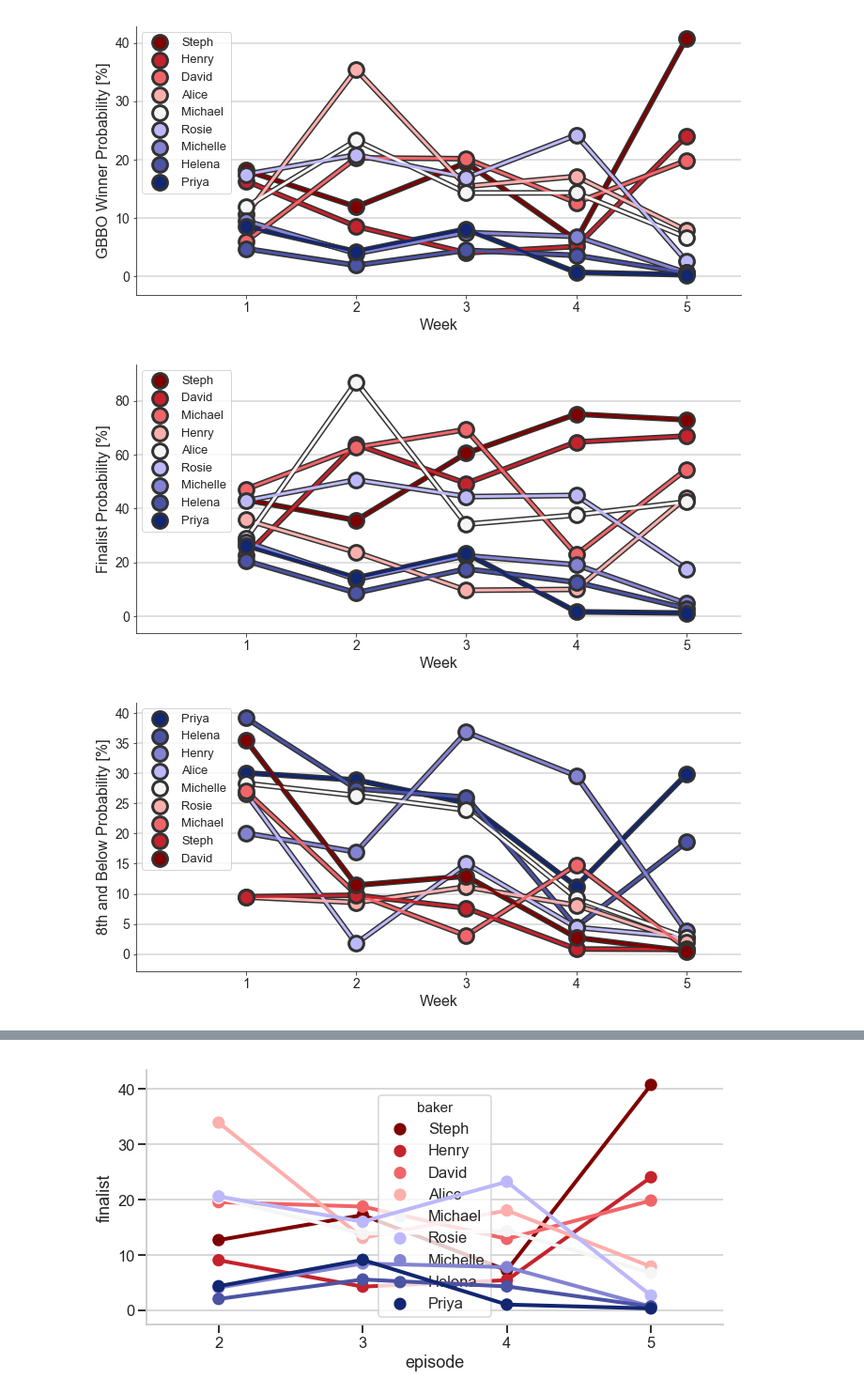
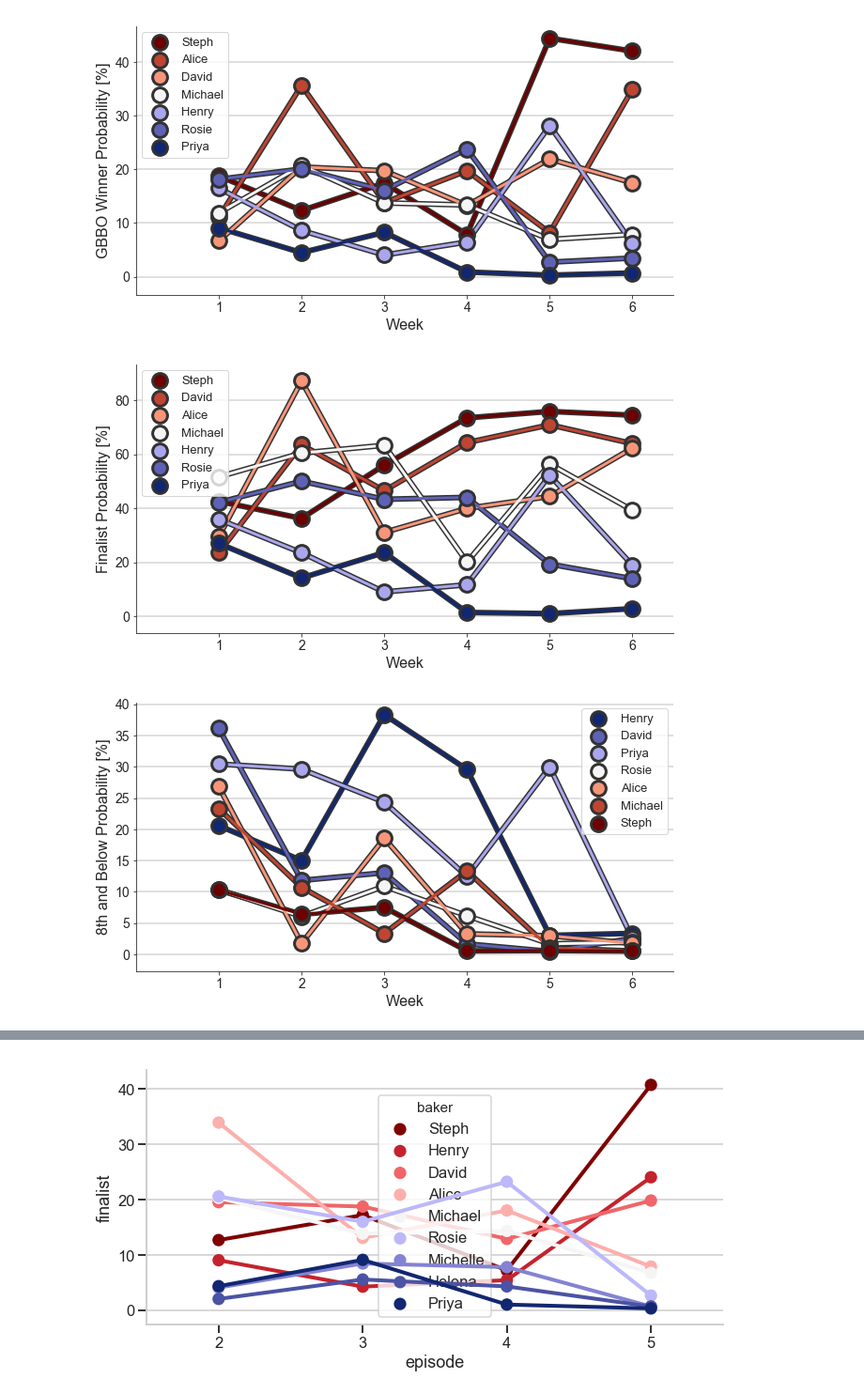
Before and after one commit to dantaki/DeepBake, a Jupyter notebook: NOTEBOOKS/gbbo.running.preds.ipynb, the cells around one changed output, grey strips where cells are left out. Shown at 94% size. Saved outputs shown, nothing was run; the diff lists cells and outputs as text; code cells hidden in the pictures.

```diff
--- a/NOTEBOOKS/gbbo.running.preds.ipynb
+++ b/NOTEBOOKS/gbbo.running.preds.ipynb
@@ -20,13 +20,13 @@ df = pd.concat(
         pd.read_csv("../RESULTS/gbbo.techinical.s10.e3.keras.preditions.txt",sep="\t"),
         pd.read_csv("../RESULTS/gbbo.techinical.s10.e4.keras.preditions.txt",sep="\t"),
         pd.read_csv("../RESULTS/gbbo.techinical.s10.e5.keras.preditions.txt",sep="\t"),
+        pd.read_csv("../RESULTS/gbbo.techinical.s10.e6.keras.preditions.txt",sep="\t"),
     ])
 # %%
 from collections import OrderedDict
 
 def plot_gbbo_probs(df,prob,ax,colr,lab):
     sns.set_style("white")
-    ax.yaxis.grid(which="major", color='#dfdfdf', linestyle='-', linewidth=2)
 
     for baker in colr:
         tmp = df.loc[df['baker']==baker]
@@ -54,41 +54,45 @@ def plot_gbbo_probs(df,prob,ax,colr,lab):
                 linewidth=6,
                 zorder=1,
                 label=''
                )
     buff=0.5
     ax.legend(fontsize=13)
     vapeplot.despine(ax)
     ax.set_ylabel(lab,fontsize=16)
     ax.set_xlabel("Week",fontsize=16)
     ax.set_xticks(list(range(1,max(df['episode'])+1)))
     ax.set_xlim(0,max(df['episode'])+buff)
-col=['#122771', '#4b53a4', '#8483d3', '#bcb8fa', '#f5f5f5', '#fcafac', '#f16569', '#c4232d', '#7f0000']
+    ax.yaxis.grid(which="major", color='#dfdfdf', linestyle='-', linewidth=2)
+
+
+#col=['#122771', '#4b53a4', '#8483d3', '#bcb8fa', '#f5f5f5', '#fcafac', '#f16569', '#c4232d', '#7f0000']
+col=['#122771', '#5e62b6', '#a9a6ed', '#f5f5f5', '#f79579', '#be4532', '#6d0000']
 colrs=list(reversed(col))
-lost = ['Dan','Jamie','Amelia','Phil']
+lost = ['Dan','Jamie','Amelia','Phil','Helena','Michelle']
 gbbo=df
 gbbo = gbbo.loc[~gbbo['baker'].isin(lost)]
 remaining_bakers = len(set(gbbo['baker']))
 gbbo = gbbo.sort_values(ascending=False,by=['episode','finalist'])
 tmp = gbbo.loc[gbbo['episode']==max(gbbo['episode'])]
 bakers = tmp['baker']
 colr_dict=OrderedDict()
 for x,c in zip(bakers,colrs):
     colr_dict[x]=c
 
 vapeplot.font_size(14)
-f,ax = plt.subplots(1,1,figsize=(10,5))
+f,ax = plt.subplots(1,1,figsize=(9,5))
 
 plot_gbbo_probs(gbbo,'finalist',ax,colr_dict,'GBBO Winner Probability [%]')
 
 f.tight_layout()
 f.savefig("../FIGURES/gbbo.winner.running.probs.{}.png".format(timestamp()),dpi=500)
 f.savefig("../FIGURES/gbbo.winner.running.probs.{}.svg".format(timestamp()),dpi=500)
 # %% [output]
-[figure, old version]
+[figure, new version]
 # %%
-col=['#122771', '#4b53a4', '#8483d3', '#bcb8fa', '#f5f5f5', '#fcafac', '#f16569', '#c4232d', '#7f0000']
+col=['#122771', '#5e62b6', '#a9a6ed', '#f5f5f5', '#f79579', '#be4532', '#6d0000']
 colrs=list(reversed(col))
-lost = ['Dan','Jamie','Amelia','Phil']
+lost = ['Dan','Jamie','Amelia','Phil','Helena','Michelle']
 gbbo=df
 gbbo = gbbo.loc[~gbbo['baker'].isin(lost)]
 remaining_bakers = len(set(gbbo['baker']))
@@ -100,7 +104,7 @@ for x,c in zip(bakers,colrs):
     colr_dict[x]=c
 
 vapeplot.font_size(14)
-f,ax = plt.subplots(1,1,figsize=(10,5))
+f,ax = plt.subplots(1,1,figsize=(9,5))
 
 plot_gbbo_probs(gbbo,'top3',ax,colr_dict,'Finalist Probability [%]')
 
@@ -108,12 +112,12 @@ f.tight_layout()
 f.savefig("../FIGURES/gbbo.finalist.running.probs.{}.png".format(timestamp()),dpi=500)
 f.savefig("../FIGURES/gbbo.finalist.running.probs.{}.svg".format(timestamp()),dpi=500)
 # %% [output]
-[figure, old version]
+[figure, new version]
 # %%
-col=['#122771', '#4b53a4', '#8483d3', '#bcb8fa', '#f5f5f5', '#fcafac', '#f16569', '#c4232d', '#7f0000']
+col=['#122771', '#5e62b6', '#a9a6ed', '#f5f5f5', '#f79579', '#be4532', '#6d0000']
 colrs=col
 #colrs=list(reversed(col))
-lost = ['Dan','Jamie','Amelia','Phil']
+lost = ['Dan','Jamie','Amelia','Phil','Helena','Michelle']
 gbbo=df
 gbbo = gbbo.loc[~gbbo['baker'].isin(lost)]
 remaining_bakers = len(set(gbbo['baker']))
@@ -125,7 +129,7 @@ for x,c in zip(bakers,colrs):
     colr_dict[x]=c
 
 vapeplot.font_size(14)
-f,ax = plt.subplots(1,1,figsize=(10,5))
+f,ax = plt.subplots(1,1,figsize=(9,5))
 
 plot_gbbo_probs(gbbo,'bottom',ax,colr_dict,'8th and Below Probability [%]')
 
@@ -134,5 +138,5 @@ f.tight_layout()
 f.savefig("../FIGURES/gbbo.bottom.running.probs.{}.png".format(timestamp()),dpi=500)
 f.savefig("../FIGURES/gbbo.bottom.running.probs.{}.svg".format(timestamp()),dpi=500)
 # %% [output]
-[figure, old version]
+[figure, new version]
 # %%
```
Also changed, not shown: parts of 2 cells of this notebook, 24 other files.
